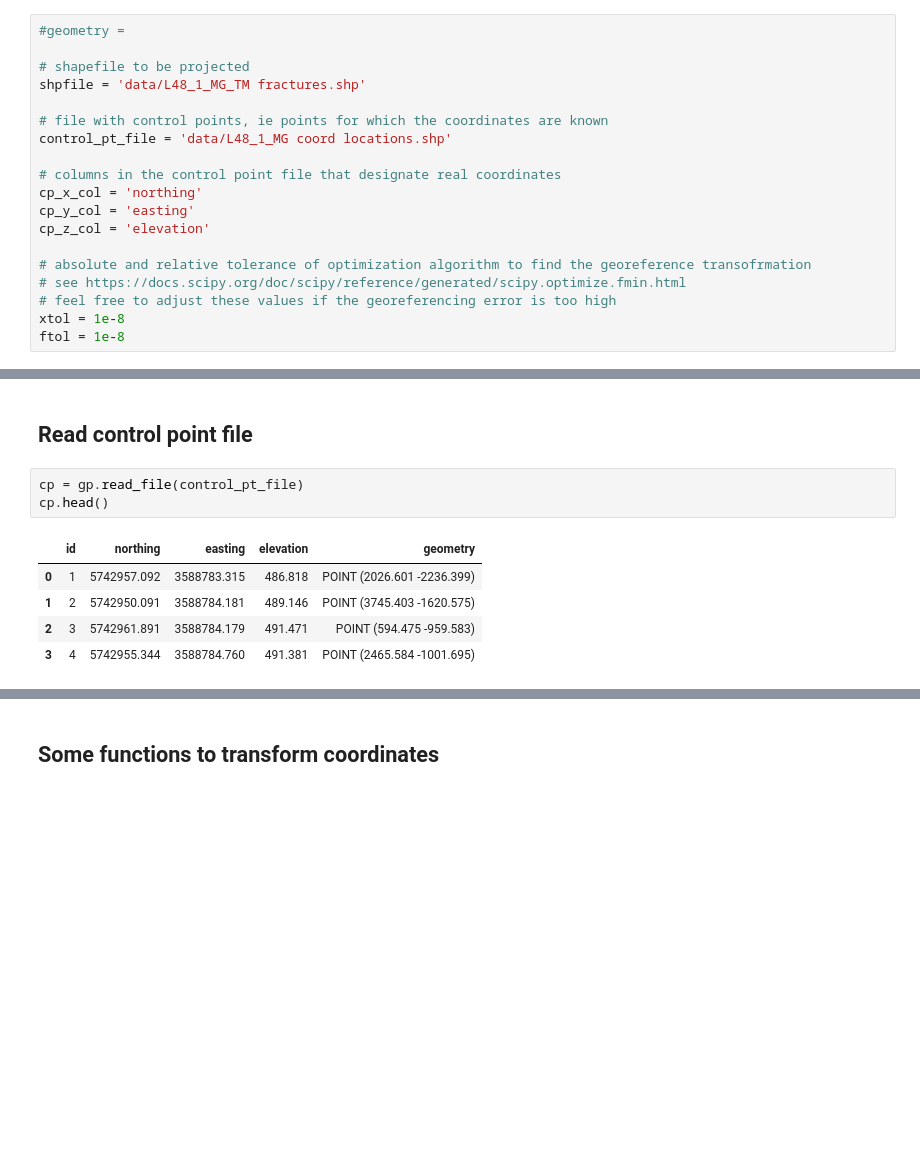
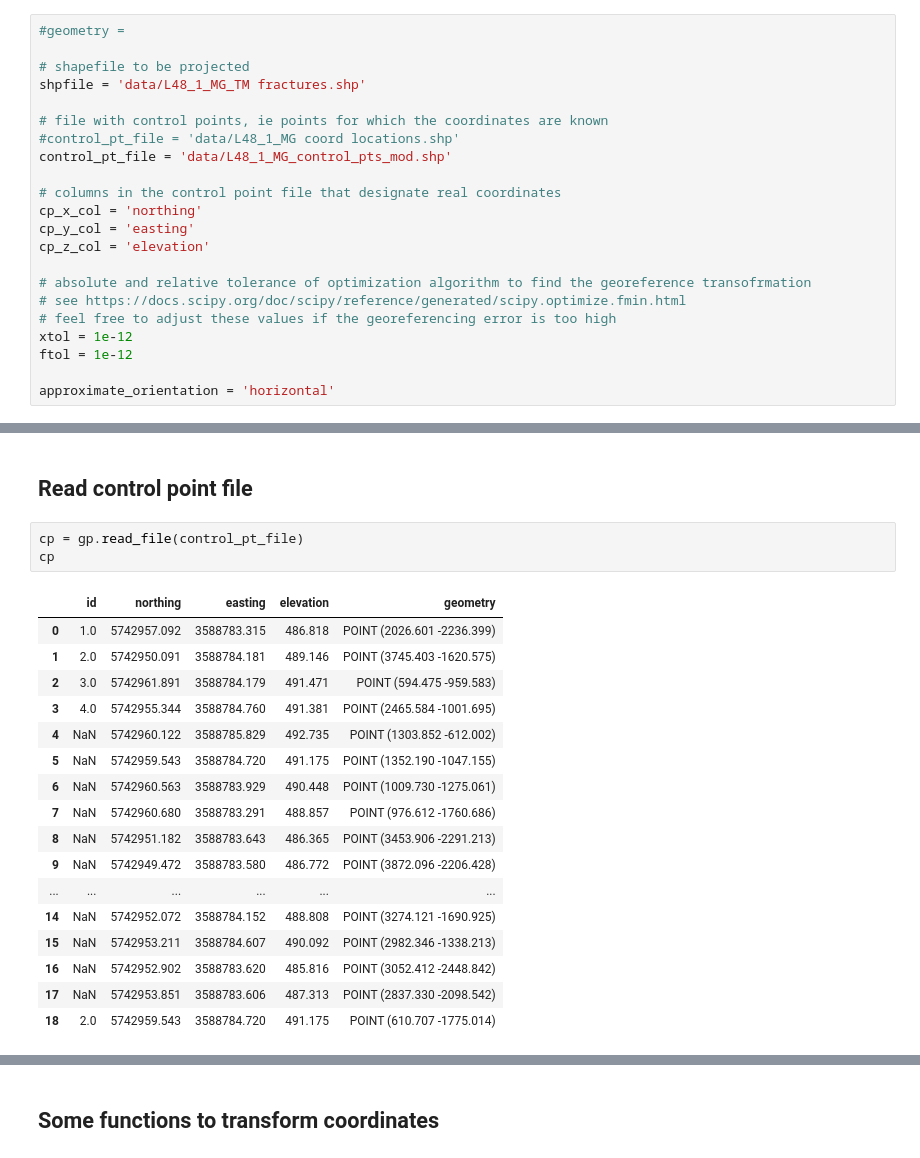
Before and after one commit to ElcoLuijendijk/georef_fracture_traces, a Jupyter notebook: georef_shapefiles.ipynb, the cells around one changed output, grey strips where cells are left out. Drawn from its saved outputs; the diff is of its cells as text; blank space fills up the shorter version.

```diff
--- a/georef_shapefiles.ipynb
+++ b/georef_shapefiles.ipynb
@@ -24,7 +26,8 @@ import sympy
 shpfile = 'data/L48_1_MG_TM fractures.shp'
 
 # file with control points, ie points for which the coordinates are known
-control_pt_file = 'data/L48_1_MG coord locations.shp'
+#control_pt_file = 'data/L48_1_MG coord locations.shp'
+control_pt_file = 'data/L48_1_MG_control_pts_mod.shp'
 
 # columns in the control point file that designate real coordinates
 cp_x_col = 'northing'
@@ -34,8 +37,10 @@ cp_z_col = 'elevation'
 # absolute and relative tolerance of optimization algorithm to find the georeference transofrmation
 # see https://docs.scipy.org/doc/scipy/reference/generated/scipy.optimize.fmin.html
 # feel free to adjust these values if the georeferencing error is too high
-xtol = 1e-8
-ftol = 1e-8
+xtol = 1e-12
+ftol = 1e-12
+
+approximate_orientation = 'horizontal'
 # %% [markdown]
 ## Optional parameters for projecting the 3D georefenced shapefile/lines onto a 2D plane
 # %%
@@ -54,13 +59,25 @@ pp_z_col = 'elevation'
 ## Read control point file
 # %%
 cp = gp.read_file(control_pt_file)
-cp.head()
+cp
 # %% [output]
 |  | id | northing | easting | elevation | geometry |
-| 0 | 1 | 5742957.092 | 3588783.315 | 486.818 | POINT (2026.601 -2236.399) |
-| 1 | 2 | 5742950.091 | 3588784.181 | 489.146 | POINT (3745.403 -1620.575) |
-| 2 | 3 | 5742961.891 | 3588784.179 | 491.471 | POINT (594.475 -959.583) |
-| 3 | 4 | 5742955.344 | 3588784.760 | 491.381 | POINT (2465.584 -1001.695) |
+| 0 | 1.0 | 5742957.092 | 3588783.315 | 486.818 | POINT (2026.601 -2236.399) |
+| 1 | 2.0 | 5742950.091 | 3588784.181 | 489.146 | POINT (3745.403 -1620.575) |
+| 2 | 3.0 | 5742961.891 | 3588784.179 | 491.471 | POINT (594.475 -959.583) |
+| 3 | 4.0 | 5742955.344 | 3588784.760 | 491.381 | POINT (2465.584 -1001.695) |
+| 4 | NaN | 5742960.122 | 3588785.829 | 492.735 | POINT (1303.852 -612.002) |
+| 5 | NaN | 5742959.543 | 3588784.720 | 491.175 | POINT (1352.190 -1047.155) |
+| 6 | NaN | 5742960.563 | 3588783.929 | 490.448 | POINT (1009.730 -1275.061) |
+| 7 | NaN | 5742960.680 | 3588783.291 | 488.857 | POINT (976.612 -1760.686) |
+| 8 | NaN | 5742951.182 | 3588783.643 | 486.365 | POINT (3453.906 -2291.213) |
+| 9 | NaN | 5742949.472 | 3588783.580 | 486.772 | POINT (3872.096 -2206.428) |
+| ... | ... | ... | ... | ... | ... |
+| 14 | NaN | 5742952.072 | 3588784.152 | 488.808 | POINT (3274.121 -1690.925) |
+| 15 | NaN | 5742953.211 | 3588784.607 | 490.092 | POINT (2982.346 -1338.213) |
+| 16 | NaN | 5742952.902 | 3588783.620 | 485.816 | POINT (3052.412 -2448.842) |
+| 17 | NaN | 5742953.851 | 3588783.606 | 487.313 | POINT (2837.330 -2098.542) |
+| 18 | 2.0 | 5742959.543 | 3588784.720 | 491.175 | POINT (610.707 -1775.014) |
 # %%
 src = np.array([g.coords[:][0] for g in cp.geometry])
 dst = np.array(list(zip(cp[cp_x_col], cp[cp_y_col], cp[cp_z_col])))
```
Also changed, not shown: parts of 28 cells of this notebook, 29 other files.
